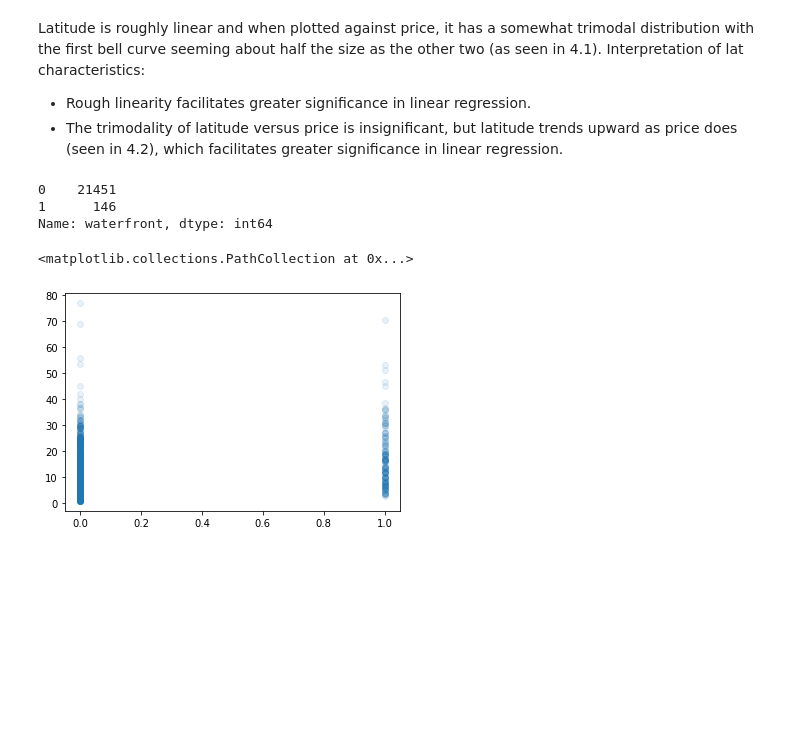
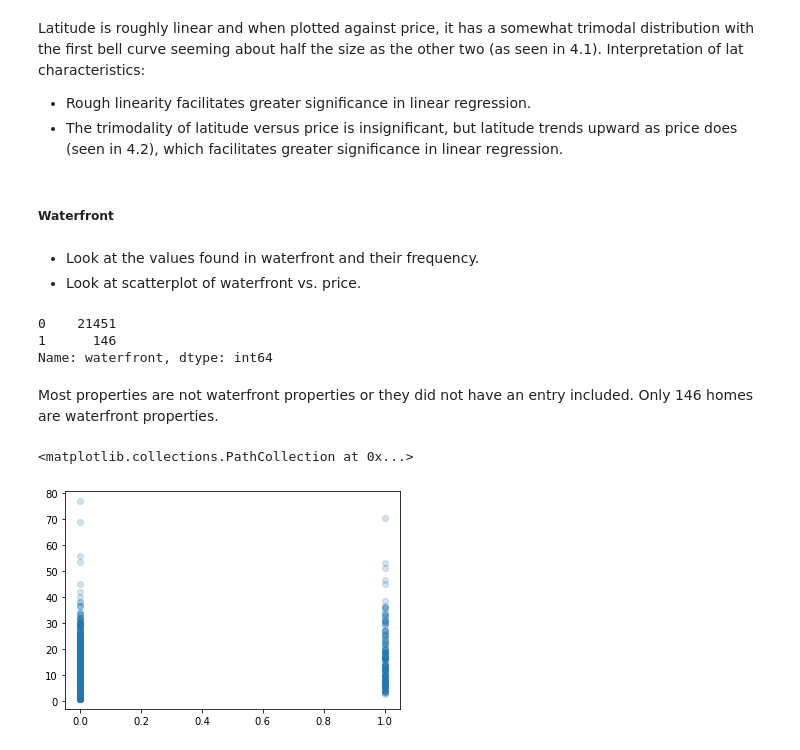
Before and after one commit to samoliver3/dsc-phase-2-project-v2-3, a Jupyter notebook: student.ipynb, the cells around one changed output. Drawn from its saved outputs; the diff is of its cells as text; code cells hidden in the pictures; blank space fills up the shorter version.

```diff
--- a/student.ipynb
+++ b/student.ipynb
@@ -541,14 +550,21 @@ Latitude is roughly linear and when plotted against price, it has a somewhat tri
 Interpretation of lat characteristics:
 * Rough linearity facilitates greater significance in linear regression.
 * The trimodality of latitude versus price is insignificant, but latitude trends upward as price does (seen in 4.2), which facilitates greater significance in linear regression.
+# %% [markdown]
+##### Waterfront
+# %% [markdown]
+* Look at the values found in waterfront and their frequency.
+* Look at scatterplot of waterfront vs. price.
 # %%
 df['waterfront'].value_counts()
 # %% [output]
 0    21451
 1      146
 Name: waterfront, dtype: int64
+# %% [markdown]
+Most properties are not waterfront properties or they did not have an entry included. Only 146 homes are waterfront properties.
 # %%
-plt.scatter(df['waterfront'], df['price'] / 100_000, alpha=0.1)
+plt.scatter(df['waterfront'], df['price'] / 100_000, alpha=0.2)
 # %% [output]
 <matplotlib.collections.PathCollection at 0x...>
-[figure, old version]
+[figure, new version]
```
Also changed, not shown: parts of 7 cells of this notebook.
